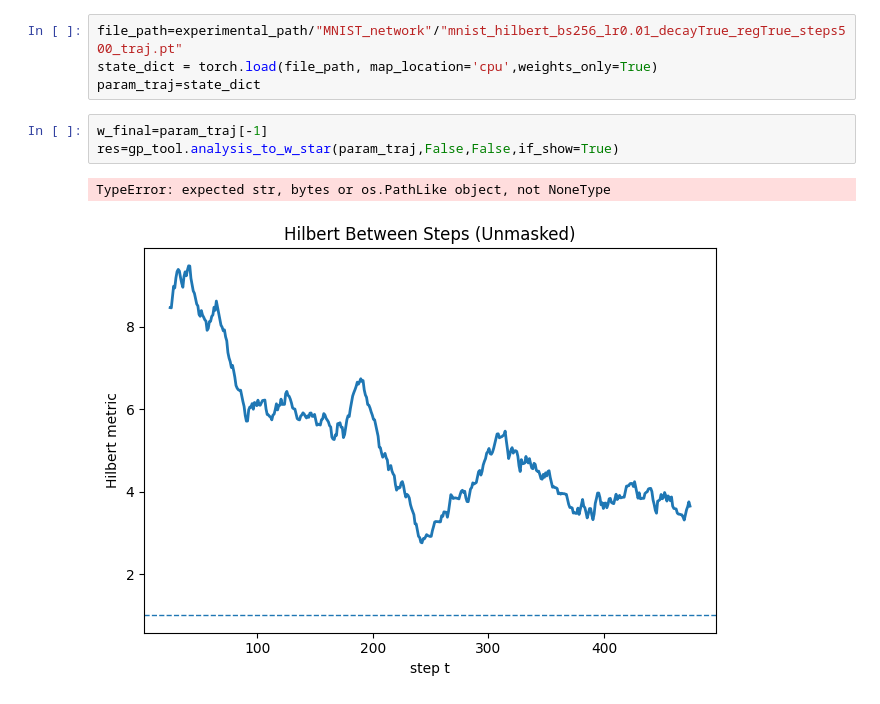
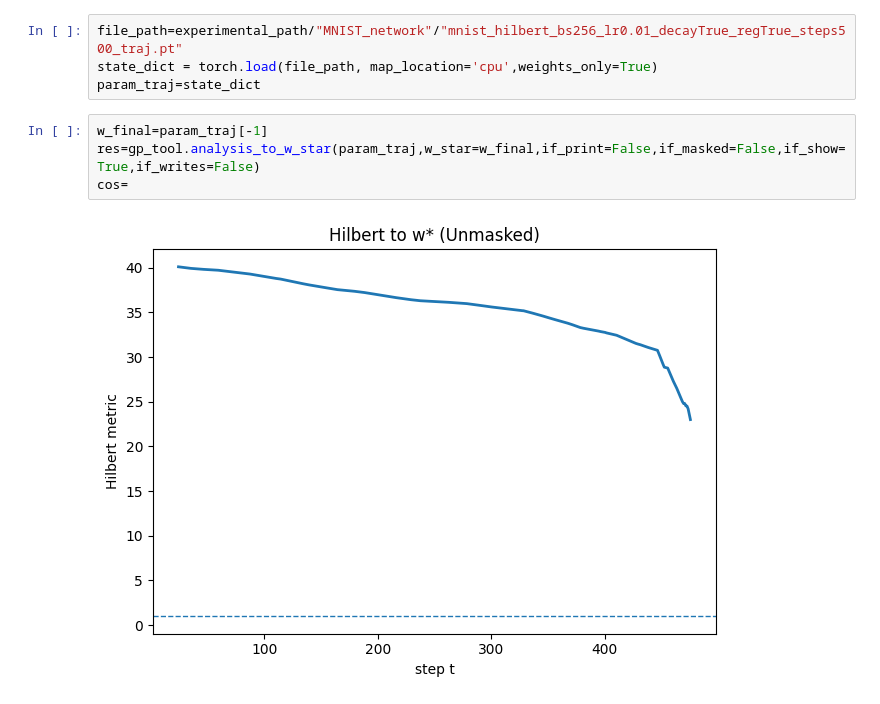
Before and after one commit to cis-aconiticacid/Embedding-and-Nonlinear-Perron-Frobenius, a Jupyter notebook: MNIST_models/Nureon Network MNIST/picture_handling.ipynb, the cells around one changed output. Saved outputs shown, nothing was run; the diff lists cells and outputs as text.

```diff
--- a/MNIST_models/Nureon Network MNIST/picture_handling.ipynb
+++ b/MNIST_models/Nureon Network MNIST/picture_handling.ipynb
@@ -27,7 +27,7 @@ state_dict = torch.load(file_path, map_location='cpu',weights_only=True)
 param_traj=state_dict
 # %%
 w_final=param_traj[-1]
-res=gp_tool.analysis_to_w_star(param_traj,False,False,if_show=True)
+res=gp_tool.analysis_to_w_star(param_traj,w_star=w_final,if_print=False,if_masked=False,if_show=True,if_writes=False)
+cos=
 # %% [output]
-TypeError: expected str, bytes or os.PathLike object, not NoneType
-[figure, old version]
+[figure, new version]
```
Also changed, not shown: 3 other files.
